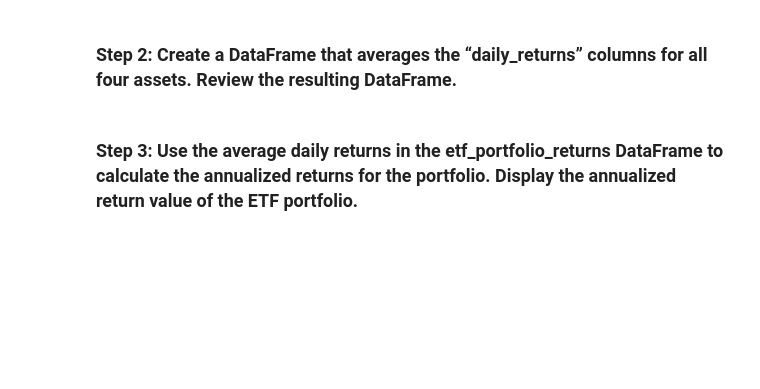
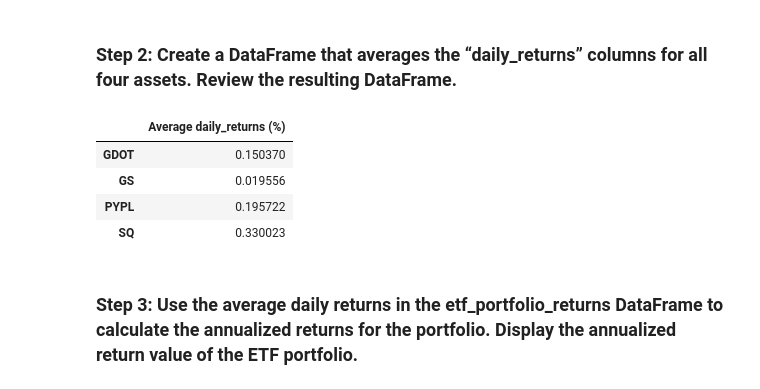
Before and after one commit to sjufan84/etf_analysis-school-project-, a Jupyter notebook: etf_analyzer.ipynb, the cells around one changed output. Cells and saved outputs as stored; diff of their text form; code cells hidden in the pictures; blank space fills up the shorter version.

```diff
--- a/etf_analyzer.ipynb
+++ b/etf_analyzer.ipynb
@@ -302,10 +365,18 @@ etf_portfolio = # YOUR CODE HERE
 ### Step 2: Create a DataFrame that averages the “daily_returns” columns for all four assets. Review the resulting DataFrame.
 # %%
 # Create a DataFrame that displays the mean value of the “daily_returns” columns for all four assets.
-etf_portfolio_returns = # YOUR CODE HERE
+etf_portfolio_returns = pd.DataFrame((etf_portfolio['daily_returns'].mean() * 100))
 
 # Review the resulting DataFrame
-# YOUR CODE HERE
+etf_portfolio_returns.index = ['GDOT', 'GS', 'PYPL', 'SQ']
+etf_portfolio_returns.columns = ['Average daily_returns (%)']
+etf_portfolio_returns
+# %% [output]
+|  | Average daily_returns (%) |
+| GDOT | 0.150370 |
+| GS | 0.019556 |
+| PYPL | 0.195722 |
+| SQ | 0.330023 |
 # %% [markdown]
 ### Step 3: Use the average daily returns in the etf_portfolio_returns DataFrame to calculate the annualized returns for the portfolio. Display the annualized return value of the ETF portfolio.
 # %%
```
Also changed, not shown: parts of 7 cells of this notebook.
